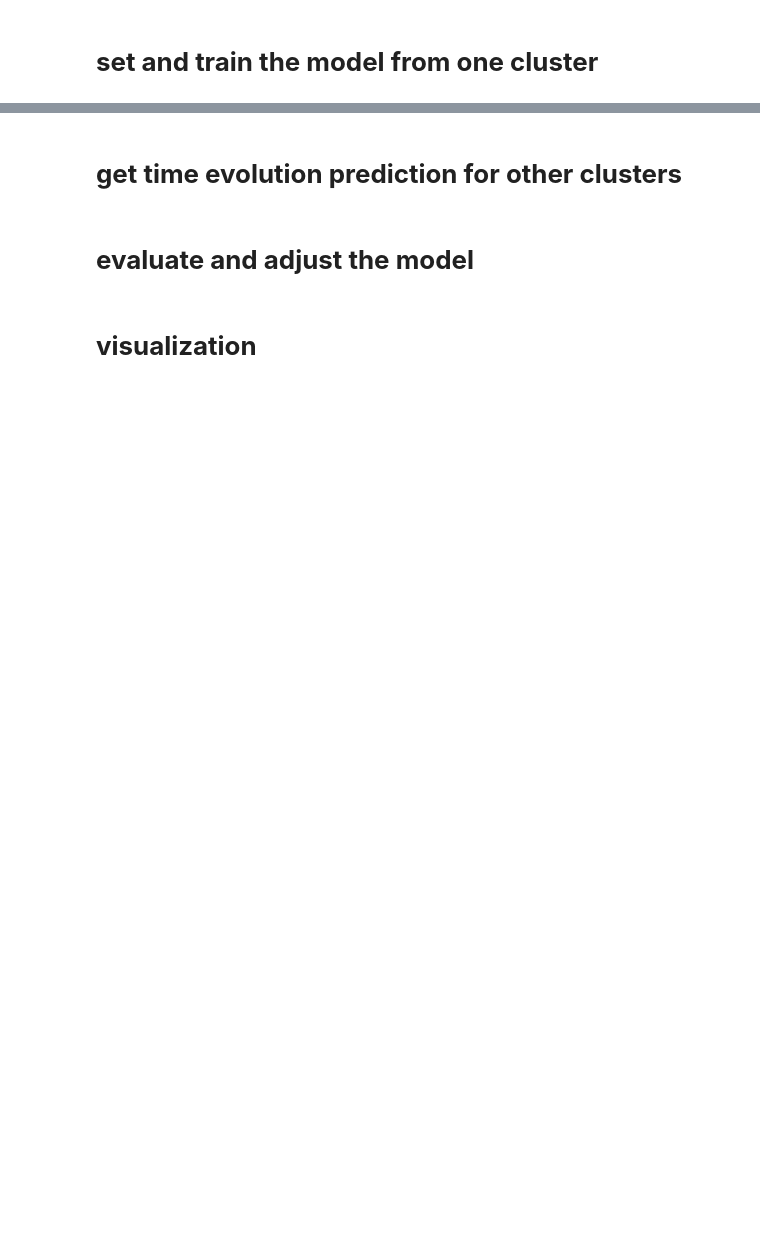
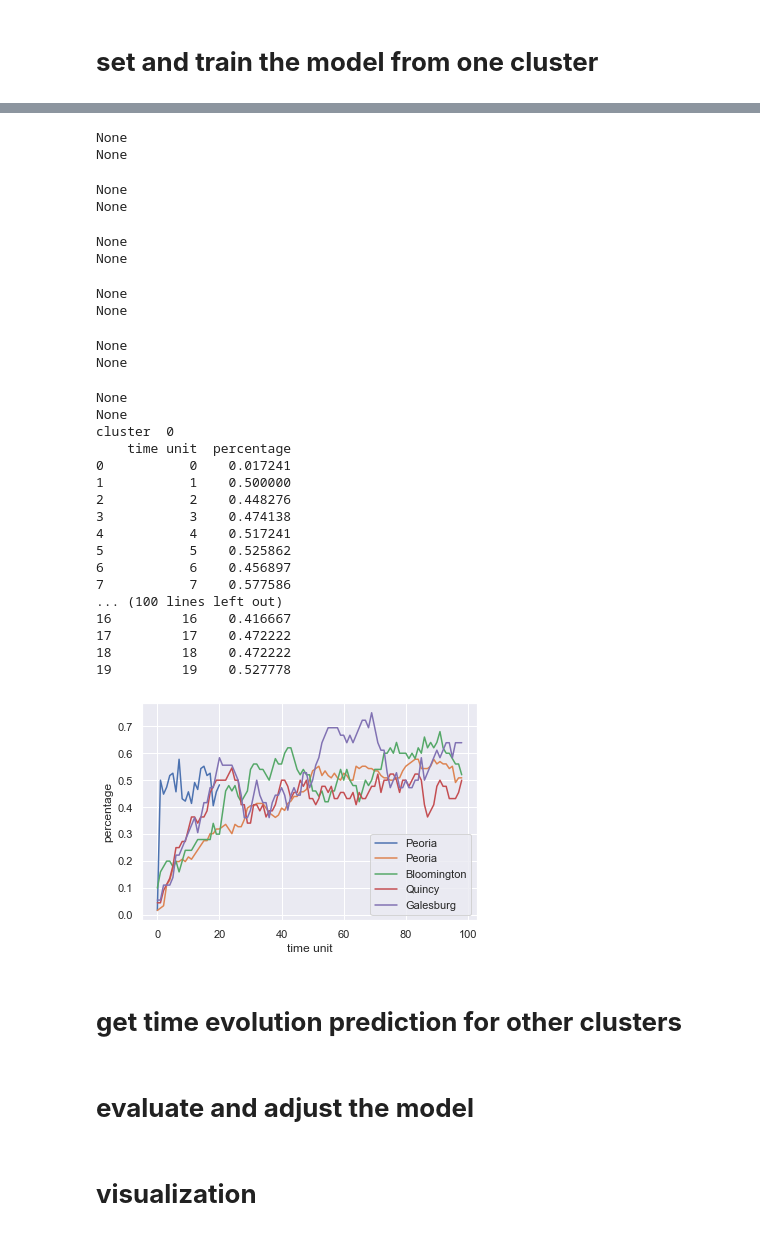
Before and after one commit to HX-Tfd/CSIS, a Jupyter notebook: process.ipynb, the cells around one changed output, grey strips where cells are left out. Saved outputs shown, nothing was run; the diff lists cells and outputs as text; code cells hidden in the pictures; blank space fills up the shorter version.

```diff
--- a/process.ipynb
+++ b/process.ipynb
@@ -401,28 +392,32 @@ def update_driving_forces_model(opinions, driving_forces, edge_props, cluster_in
 
 
 
+k_alpha_model =.1
+k_beta_model = 1
+k_gamma_model = 2
+E_profit_model = 15
 
-
-def run_simulation(cluster_index):
-
-    edge_props_this_cluster = edge_properties[cluster_index]
-    num_agents_in_cluster = cluster_size[cluster_index]
-
-    k_alpha_model =.1
-    k_beta_model = 1
-    k_gamma_model = 2
-    E_profit_model = 15
-
-    # initialise clusters and agents
-    initial_opinion = get_initial_opinions(cluster_index)
-
-    parameters_to_fit = torch.tensor(
+parameters_to_fit = torch.tensor(
         [k_alpha_model,
         k_beta_model,
         k_gamma_model,
         E_profit_model]
     )
-    parameters_to_fit = nn.Parameter(parameters_to_fit)
+
+parameters_to_fit = nn.Parameter(parameters_to_fit)
+
+
+
+def run_simulation(cluster_index, parameters_to_fit):
+
+    edge_props_this_cluster = edge_properties[cluster_index]
+    num_agents_in_cluster = cluster_size[cluster_index]
+
+
+
+    # initialise clusters and agents
+    initial_opinion = get_initial_opinions(cluster_index)
+
 
     # initialise driving force
     driving_forces = update_driving_forces_cluster_specific(edge_props_this_cluster, cluster_index, initial_opinion)
@@ -439,7 +434,7 @@ def run_simulation(cluster_index):
     all_opinions = []
     all_opinions.append(initial_opinion)
 
-    for step in tqdm(range(1), desc="simulation step "):
+    for step in tqdm(range(20), desc="simulation step "):
         y = opinion_timeline_agents[cluster_range[cluster_index][0]:cluster_range[cluster_index][1],step]
         y = torch.tensor(y)
         x = [parameters_to_fit, driving_forces]
@@ -453,6 +448,18 @@ def run_simulation(cluster_index):
                                                    parameters_to_fit[3].float())
         driving_forces = torch.tensor(driving_forces)
 
-run_simulation(0)
+    plot(all_opinions, cluster_index)
+
+
+run_simulation(0, parameters_to_fit)
+
+
+get_change_simulated(0, parameters_to_fit[0], parameters_to_fit[1], parameters_to_fit[2], parameters_to_fit[3])
+
+get_change_simulated(1, parameters_to_fit[0], parameters_to_fit[1], parameters_to_fit[2], parameters_to_fit[3])
+
+get_change_simulated(2, parameters_to_fit[0], parameters_to_fit[1], parameters_to_fit[2], parameters_to_fit[3])
+
+get_change_simulated(3, parameters_to_fit[0], parameters_to_fit[1], parameters_to_fit[2], parameters_to_fit[3])
 # %% [output]
 None
@@ -458,0 +473,28 @@ None
+None
+None
+None
+None
+None
+None
+None
+None
+None
+None
+None
+None
+cluster  0
+    time unit  percentage
+0           0    0.017241
+1           1    0.500000
+2           2    0.448276
+3           3    0.474138
+4           4    0.517241
+5           5    0.525862
+6           6    0.456897
+7           7    0.577586
+... (100 lines left out)
+16         16    0.416667
+17         17    0.472222
+18         18    0.472222
+19         19    0.527778
+[figure, added]
```
Also changed, not shown: parts of 6 cells of this notebook.
